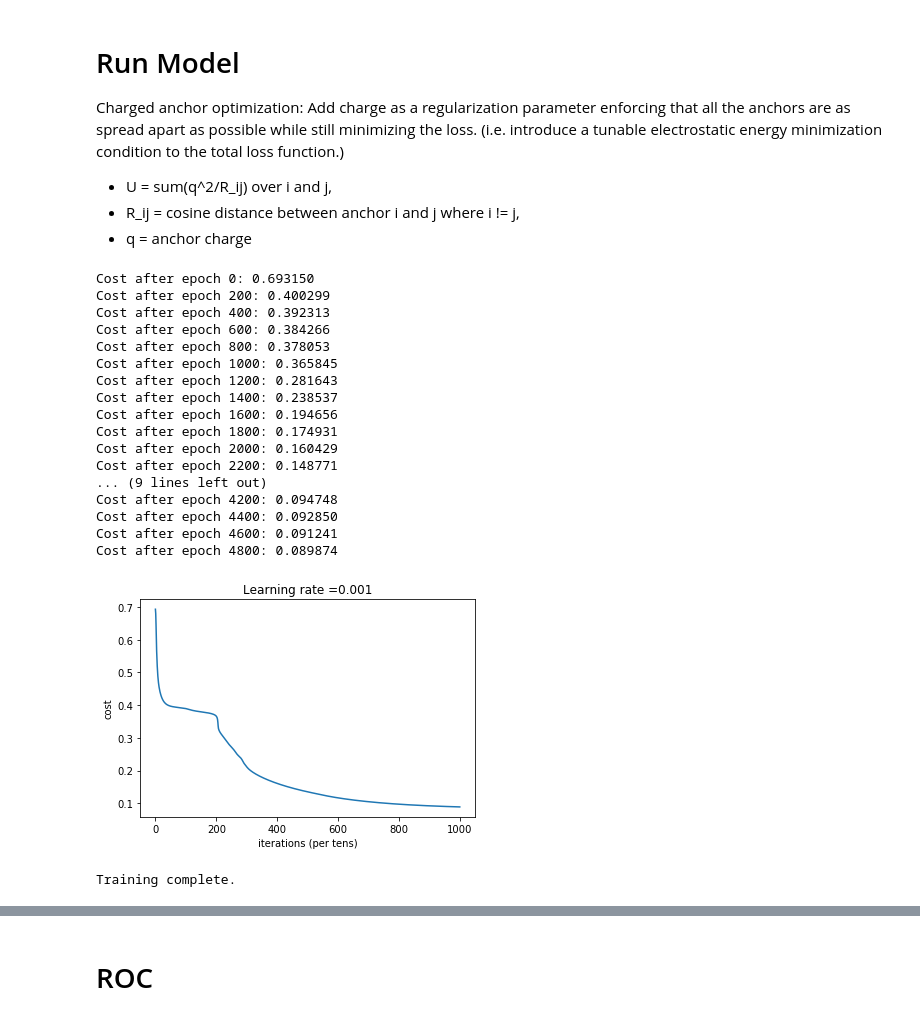
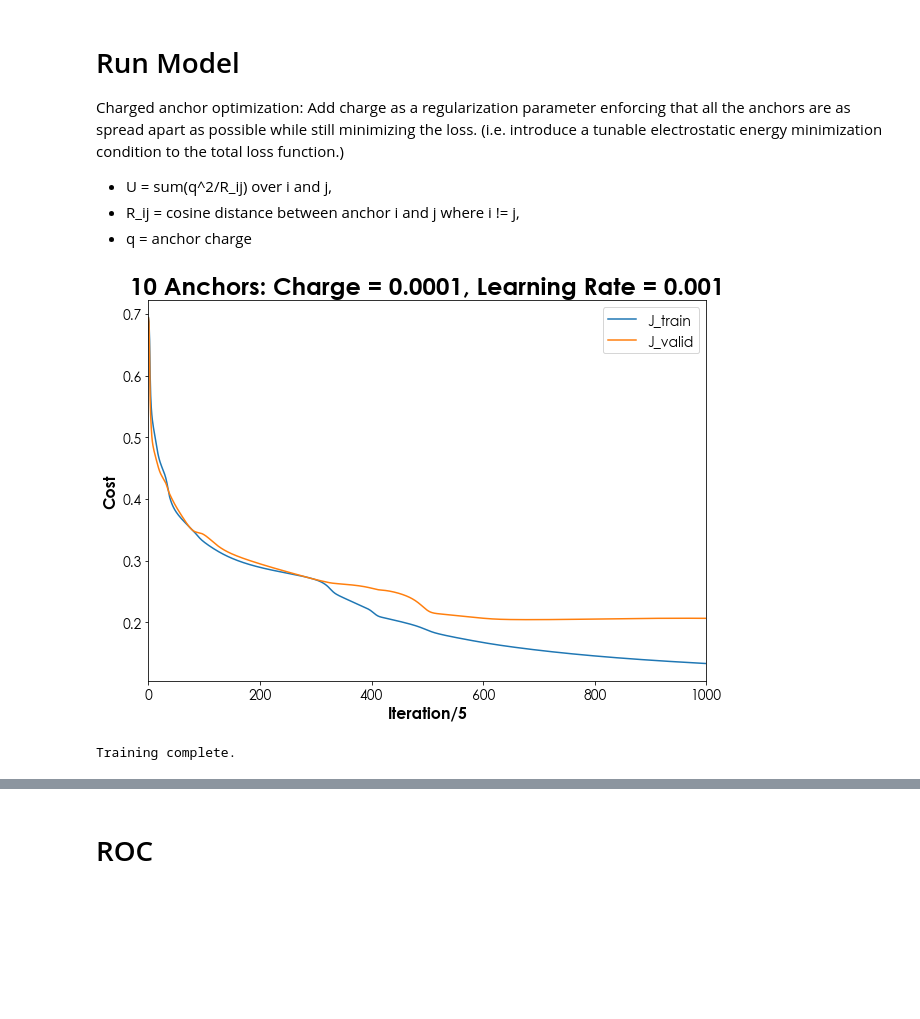
Before and after one commit to chrismbryant/anchor-vector-optimization, a Jupyter notebook: anchors_binary.ipynb, the cells around one changed output, grey strips where cells are left out. Cells and saved outputs as stored; diff of their text form; code cells hidden in the pictures; blank space fills up the shorter version.

```diff
--- a/anchors_binary.ipynb
+++ b/anchors_binary.ipynb
@@ -422,32 +434,16 @@ Charged anchor optimization: Add charge as a regularization parameter enforcing
 # %%
 pred, params = model(X_train,
                      Y_train,
                      X_test,
                      Y_test,
-                     k = 6,
+                     p = 10,
                      q = 0.0001,
                      learning_rate = 0.001,
-                     num_epochs = 5000)
+                     num_epochs = 5000,
+                     print_cost = False)
 # %% [output]
+[figure, new version]
-Cost after epoch 0: 0.693150
-Cost after epoch 200: 0.400299
-Cost after epoch 400: 0.392313
-Cost after epoch 600: 0.384266
-Cost after epoch 800: 0.378053
-Cost after epoch 1000: 0.365845
-Cost after epoch 1200: 0.281643
-Cost after epoch 1400: 0.238537
-Cost after epoch 1600: 0.194656
-Cost after epoch 1800: 0.174931
-Cost after epoch 2000: 0.160429
-Cost after epoch 2200: 0.148771
-... (9 lines left out)
-Cost after epoch 4200: 0.094748
-Cost after epoch 4400: 0.092850
-Cost after epoch 4600: 0.091241
-Cost after epoch 4800: 0.089874
+Training complete.
-[figure, old version]
-Training complete.
 # %%
 %matplotlib inline
 
```
Also changed, not shown: parts of 3 cells of this notebook.
